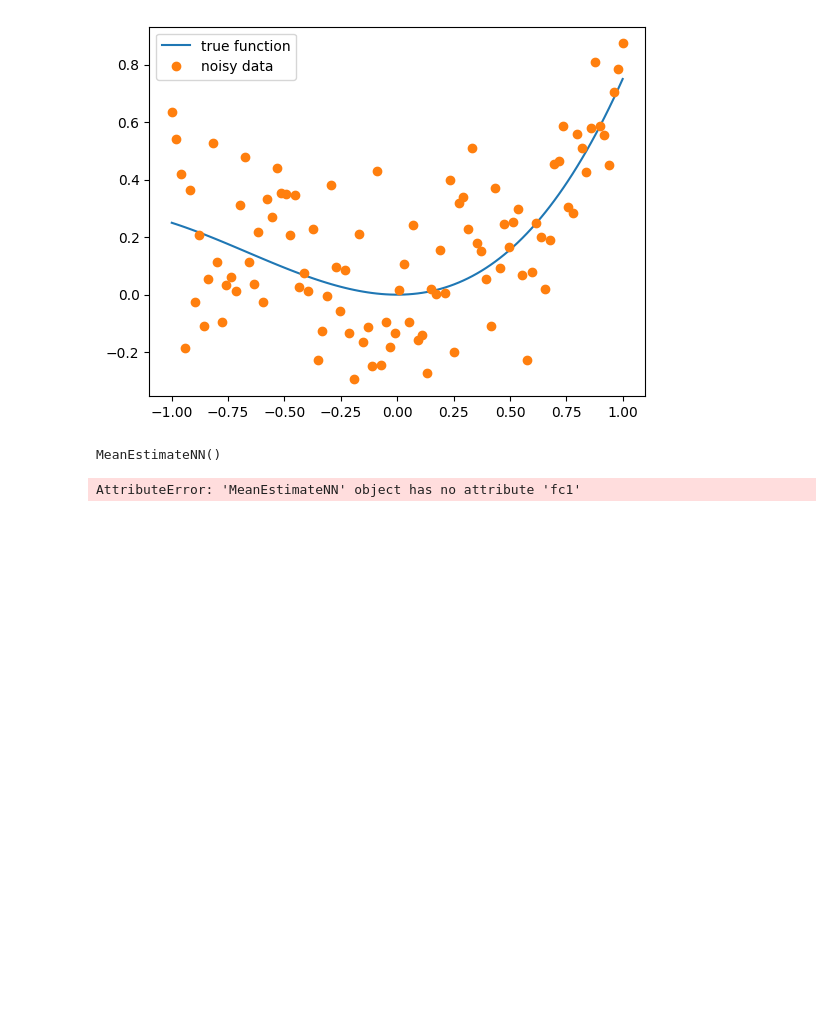
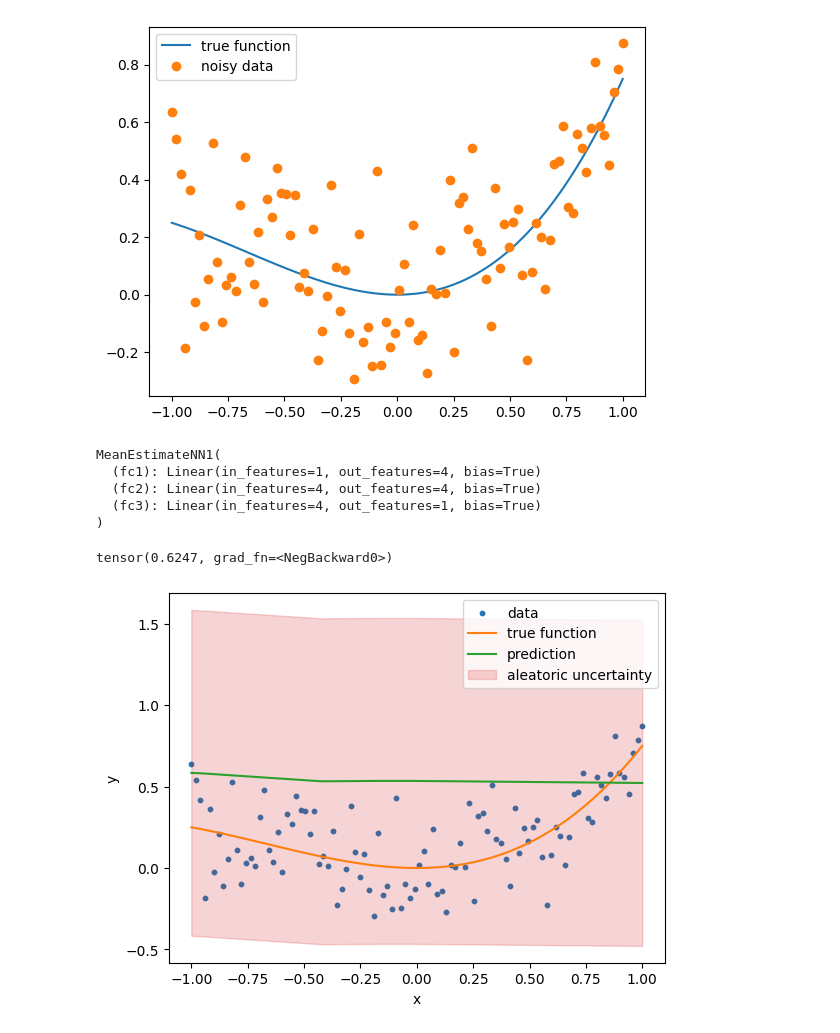
Before and after one commit to rishabh-mondal/Probabilistic-machine-learning, a Jupyter notebook: different_uncertainity_nn.ipynb, the cells around one changed output. Saved outputs shown, nothing was run; the diff lists cells and outputs as text; code cells hidden in the pictures; blank space fills up the shorter version.

```diff
--- a/different_uncertainity_nn.ipynb
+++ b/different_uncertainity_nn.ipynb
@@ -24,8 +24,9 @@ plt.legend();
 # %% [output]
 [figure]
 # %%
-class MeanEstimateNN(torch.nn.Module):
-    def __int__(self,n_hidden=4):
+class MeanEstimateNN1(torch.nn.Module):
+    def __init__(self,n_hidden=4):
+        super().__init__()
         self.fc1 = torch.nn.Linear(1,n_hidden)
         self.fc2 = torch.nn.Linear(n_hidden,n_hidden)
         self.fc3 = torch.nn.Linear(n_hidden,1)
@@ -46,15 +47,39 @@ def loss_homoskedastic_noice(model,x,y,params):
     dist=torch.distributions.Normal(mu_hat,noise_std)
     return -dist.log_prob(y).mean()
 # %%
-homoskedastic_model_fixed_noise = MeanEstimateNN()
+homoskedastic_model_fixed_noise = MeanEstimateNN1()
 homoskedastic_model_fixed_noise
 # %% [output]
-MeanEstimateNN()
+MeanEstimateNN1(
+  (fc1): Linear(in_features=1, out_features=4, bias=True)
+  (fc2): Linear(in_features=4, out_features=4, bias=True)
+  (fc3): Linear(in_features=4, out_features=1, bias=True)
+)
 # %%
 fixed_log_noise_std = torch.log(torch.tensor(0.5))
 params = {'nn_params':homoskedastic_model_fixed_noise.state_dict(),
           'log_noise_std':fixed_log_noise_std,}
 
-loss_homoskedastic_noice(homoskedastic_model_fixed_noise,x_lin[:, None],y,params)
+loss_homoskedastic_noise(homoskedastic_model_fixed_noise,x_lin[:, None],y,params)
 # %% [output]
-AttributeError: 'MeanEstimateNN' object has no attribute 'fc1'
+tensor(0.6247, grad_fn=<NegBackward0>)
+# %%
+def plot_results(y_hat,epistamic_std=None,aleatoric_std=None,model_name=""):
+    plt.scatter(x_lin,y,s=10,color='C0',label='data')
+    plt.plot(x_lin,fun(x_lin),color='C1',label='true function')
+    plt.plot(x_lin,y_hat,color='C2',label='prediction')
+    if epistamic_std is not None:
+        plt.fill_between(x_lin,(y_hat-2 * epistamic_std),(y_hat+2 * epistamic_std),color='C2',alpha=0.2,label='epistemic uncertainty')
+
+    if aleatoric_std is not None:
+        plt.fill_between(x_lin,(y_hat-2 * aleatoric_std),(y_hat+2 * aleatoric_std),color='C3',alpha=0.2,label='aleatoric uncertainty')
+
+    plt.xlabel('x')
+    plt.ylabel('y')
+    plt.legend()
+# %%
+with torch.no_grad():
+    y_hat = homoskedastic_model_fixed_noise(x_lin[:, None]).squeeze()
+plot_results(y_hat,aleatoric_std=torch.exp(fixed_log_noise_std),model_name='Untrained model')
+# %% [output]
+[figure, added]
```
Also changed, not shown: parts of 1 cell of this notebook.
